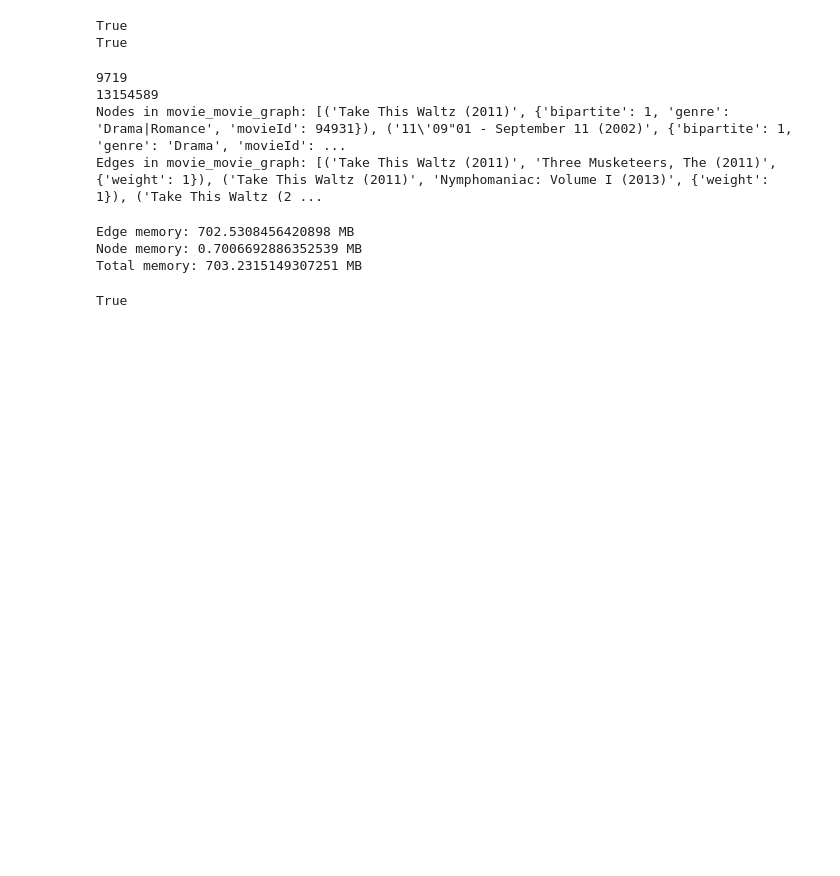
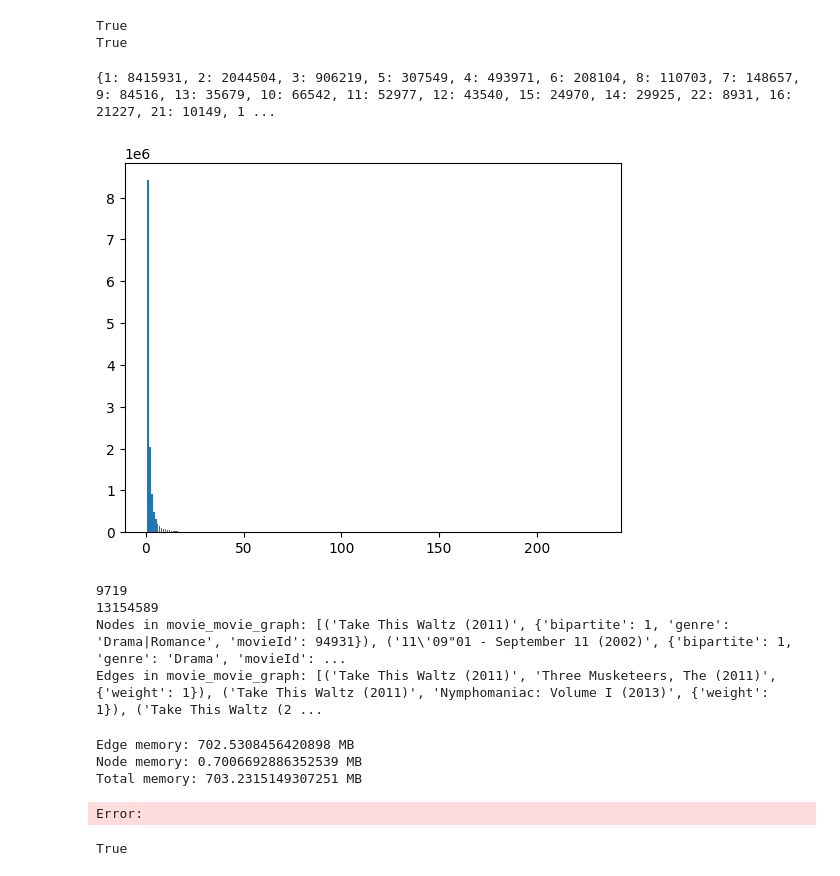
Before and after one commit to nicolacucina/DIABD, a Jupyter notebook: Movie-Movie-Pagerank/Using_simple_Python.ipynb, the cells around one changed output. Saved outputs shown, nothing was run; the diff lists cells and outputs as text; code cells hidden in the pictures; blank space fills up the shorter version.

```diff
--- a/Movie-Movie-Pagerank/Using_simple_Python.ipynb
+++ b/Movie-Movie-Pagerank/Using_simple_Python.ipynb
@@ -119,6 +119,23 @@ True
 # Project the graph using weights
 movie_movie_graph = nx.bipartite.weighted_projected_graph(user_movie_graph, movies)
 # 1m 20s
+# %%
+dct = {}
+for e in movie_movie_graph.edges(data=True):
+    if e[2]['weight'] not in dct:
+        dct[e[2]['weight']] = 1
+    else:
+        dct[e[2]['weight']] += 1
+# %%
+print(dct)
+# bar plot of the dict
+
+import matplotlib.pyplot as plt
+plt.bar(dct.keys(), dct.values())
+plt.show()
+# %% [output]
+{1: 8415931, 2: 2044504, 3: 906219, 5: 307549, 4: 493971, 6: 208104, 8: 110703, 7: 148657, 9: 84516, 13: 35679, 10: 66542, 11: 52977, 12: 43540, 15: 24970, 14: 29925, 22: 8931, 16: 21227, 21: 10149, 1 ...
+[figure, added]
 # %%
 print(len(movie_movie_graph.nodes()))
 print(len(movie_movie_graph.edges()))
@@ -141,6 +158,7 @@ print("Total memory:", (edge_mem + node_mem) / (1024**2), "MB")
 Edge memory: 702.5308456420898 MB
 Node memory: 0.7006692886352539 MB
 Total memory: 703.2315149307251 MB
+Error:
 # %%
 print(nx.is_connected(movie_movie_graph))
 # %% [output]
```
Also changed, not shown: parts of 2 cells of this notebook, 9 other files.
